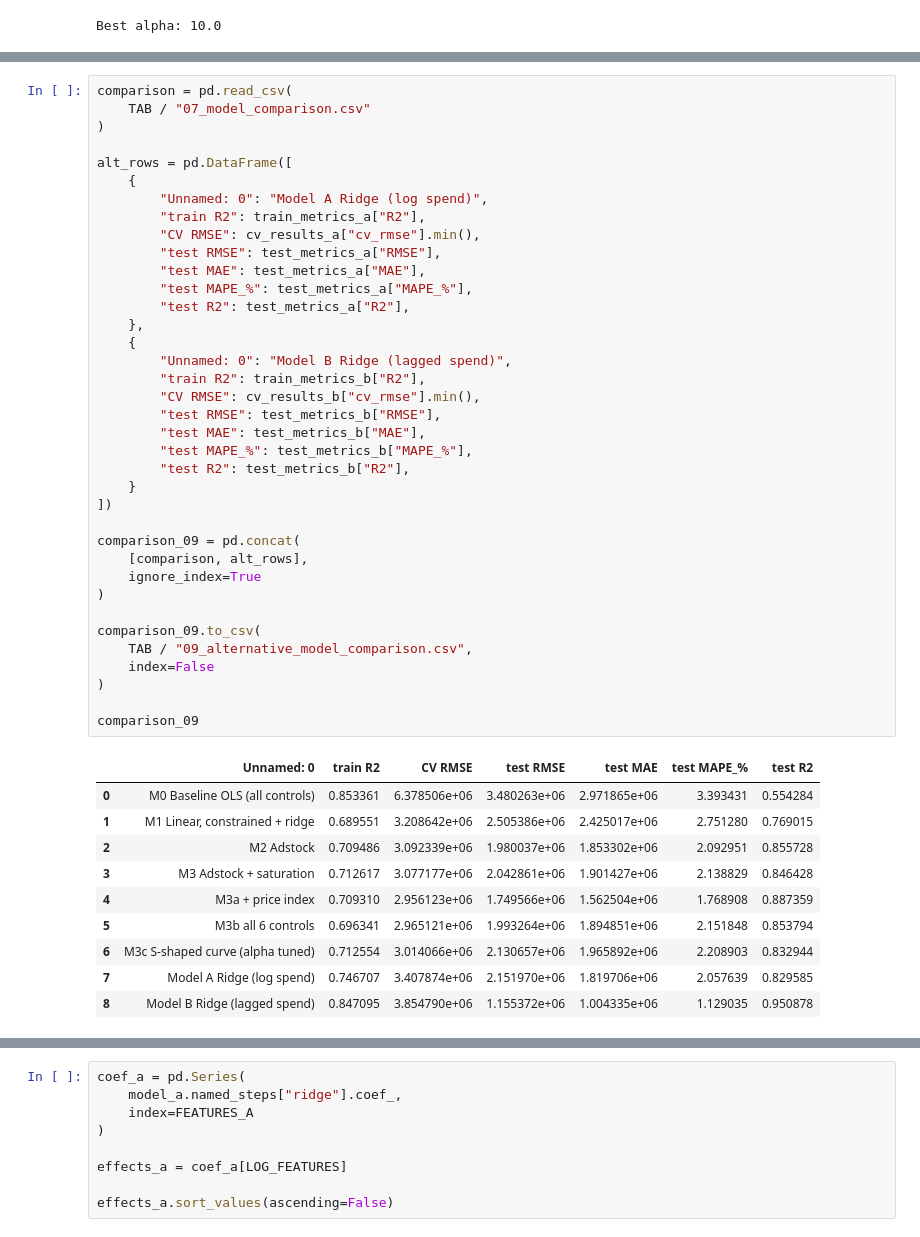
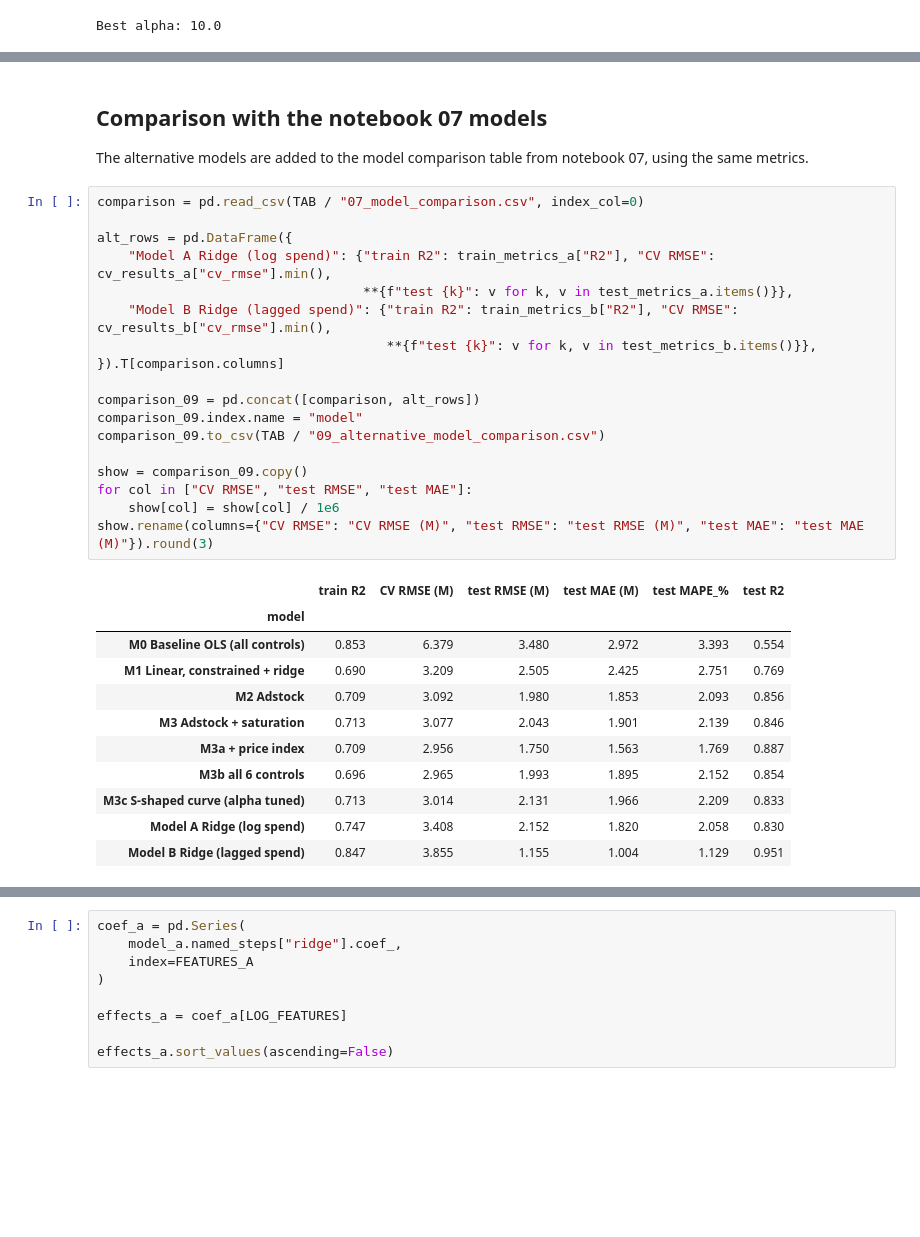
Before and after one commit to NimaniThathsarani/Marketing-Mix-Modelling-Budget-Optimisation, a Jupyter notebook: notebooks/09_mmm_alternative_model.ipynb, the cells around one changed output, grey strips where cells are left out. Cells and saved outputs as stored; diff of their text form; blank space fills up the shorter version.

```diff
--- a/notebooks/09_mmm_alternative_model.ipynb
+++ b/notebooks/09_mmm_alternative_model.ipynb
@@ -302,48 +304,34 @@ Index(['Unnamed: 0', 'train R2', 'CV RMSE', 'test RMSE', 'test MAE',
+# %% [markdown]
+## Comparison with the notebook 07 models
+
+The alternative models are added to the model comparison table from notebook 07, using the same metrics.
 # %%
-comparison = pd.read_csv(
-    TAB / "07_model_comparison.csv"
-)
+comparison = pd.read_csv(TAB / "07_model_comparison.csv", index_col=0)
 
-alt_rows = pd.DataFrame([
-    {
-        "Unnamed: 0": "Model A Ridge (log spend)",
-        "train R2": train_metrics_a["R2"],
-        "CV RMSE": cv_results_a["cv_rmse"].min(),
-        "test RMSE": test_metrics_a["RMSE"],
-        "test MAE": test_metrics_a["MAE"],
-        "test MAPE_%": test_metrics_a["MAPE_%"],
-        "test R2": test_metrics_a["R2"],
-    },
-    {
-        "Unnamed: 0": "Model B Ridge (lagged spend)",
-        "train R2": train_metrics_b["R2"],
-        "CV RMSE": cv_results_b["cv_rmse"].min(),
-        "test RMSE": test_metrics_b["RMSE"],
-        "test MAE": test_metrics_b["MAE"],
-        "test MAPE_%": test_metrics_b["MAPE_%"],
-        "test R2": test_metrics_b["R2"],
-    }
-])
+alt_rows = pd.DataFrame({
+    "Model A Ridge (log spend)": {"train R2": train_metrics_a["R2"], "CV RMSE": cv_results_a["cv_rmse"].min(),
+                                  **{f"test {k}": v for k, v in test_metrics_a.items()}},
+    "Model B Ridge (lagged spend)": {"train R2": train_metrics_b["R2"], "CV RMSE": cv_results_b["cv_rmse"].min(),
+                                     **{f"test {k}": v for k, v in test_metrics_b.items()}},
+}).T[comparison.columns]
 
-comparison_09 = pd.concat(
-    [comparison, alt_rows],
-    ignore_index=True
-)
+comparison_09 = pd.concat([comparison, alt_rows])
+comparison_09.index.name = "model"
+comparison_09.to_csv(TAB / "09_alternative_model_comparison.csv")
 
-comparison_09.to_csv(
-    TAB / "09_alternative_model_comparison.csv",
-    index=False
-)
-
-comparison_09
+show = comparison_09.copy()
+for col in ["CV RMSE", "test RMSE", "test MAE"]:
+    show[col] = show[col] / 1e6
+show.rename(columns={"CV RMSE": "CV RMSE (M)", "test RMSE": "test RMSE (M)", "test MAE": "test MAE (M)"}).round(3)
 # %% [output]
-|  | Unnamed: 0 | train R2 | CV RMSE | test RMSE | test MAE | test MAPE_% | test R2 |
-| 0 | M0 Baseline OLS (all controls) | 0.853361 | 6.378506e+06 | 3.480263e+06 | 2.971865e+06 | 3.393431 | 0.554284 |
-| 1 | M1 Linear, constrained + ridge | 0.689551 | 3.208642e+06 | 2.505386e+06 | 2.425017e+06 | 2.751280 | 0.769015 |
-| 2 | M2 Adstock | 0.709486 | 3.092339e+06 | 1.980037e+06 | 1.853302e+06 | 2.092951 | 0.855728 |
-| 3 | M3 Adstock + saturation | 0.712617 | 3.077177e+06 | 2.042861e+06 | 1.901427e+06 | 2.138829 | 0.846428 |
-| 4 | M3a + price index | 0.709310 | 2.956123e+06 | 1.749566e+06 | 1.562504e+06 | 1.768908 | 0.887359 |
-| 5 | M3b all 6 controls | 0.696341 | 2.965121e+06 | 1.993264e+06 | 1.894851e+06 | 2.151848 | 0.853794 |
-| 6 | M3c S-shaped curve (alpha tuned) | 0.712554 | 3.014066e+06 | 2.130657e+06 | 1.965892e+06 | 2.208903 | 0.832944 |
-| 7 | Model A Ridge (log spend) | 0.746707 | 3.407874e+06 | 2.151970e+06 | 1.819706e+06 | 2.057639 | 0.829585 |
-| 8 | Model B Ridge (lagged spend) | 0.847095 | 3.854790e+06 | 1.155372e+06 | 1.004335e+06 | 1.129035 | 0.950878 |
+|  | train R2 | CV RMSE (M) | test RMSE (M) | test MAE (M) | test MAPE_% | test R2 |
+| model |  |  |  |  |  |  |
+| M0 Baseline OLS (all controls) | 0.853 | 6.379 | 3.480 | 2.972 | 3.393 | 0.554 |
+| M1 Linear, constrained + ridge | 0.690 | 3.209 | 2.505 | 2.425 | 2.751 | 0.769 |
+| M2 Adstock | 0.709 | 3.092 | 1.980 | 1.853 | 2.093 | 0.856 |
+| M3 Adstock + saturation | 0.713 | 3.077 | 2.043 | 1.901 | 2.139 | 0.846 |
+| M3a + price index | 0.709 | 2.956 | 1.750 | 1.563 | 1.769 | 0.887 |
+| M3b all 6 controls | 0.696 | 2.965 | 1.993 | 1.895 | 2.152 | 0.854 |
+| M3c S-shaped curve (alpha tuned) | 0.713 | 3.014 | 2.131 | 1.966 | 2.209 | 0.833 |
+| Model A Ridge (log spend) | 0.747 | 3.408 | 2.152 | 1.820 | 2.058 | 0.830 |
+| Model B Ridge (lagged spend) | 0.847 | 3.855 | 1.155 | 1.004 | 1.129 | 0.951 |
```
Also changed, not shown: parts of 19 cells of this notebook, 4 other files.
